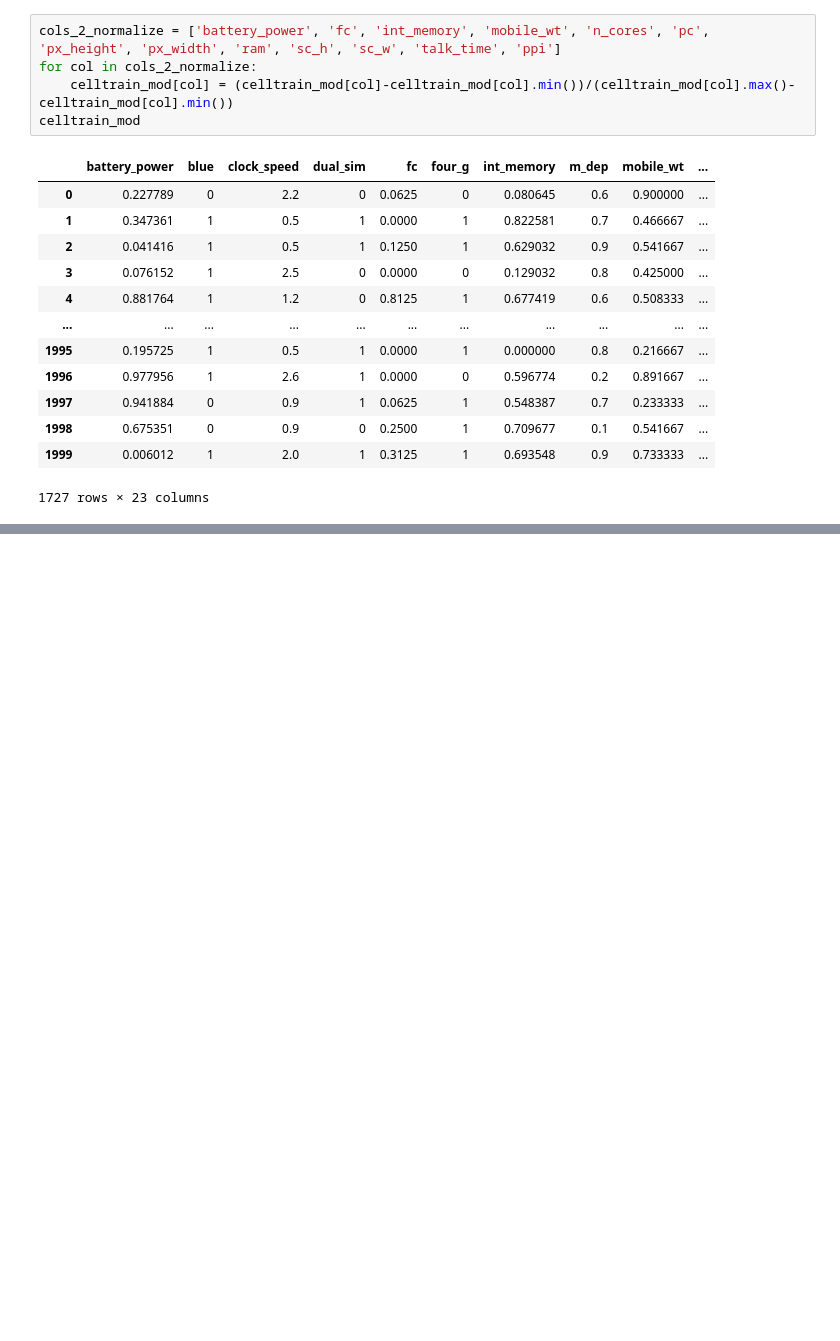
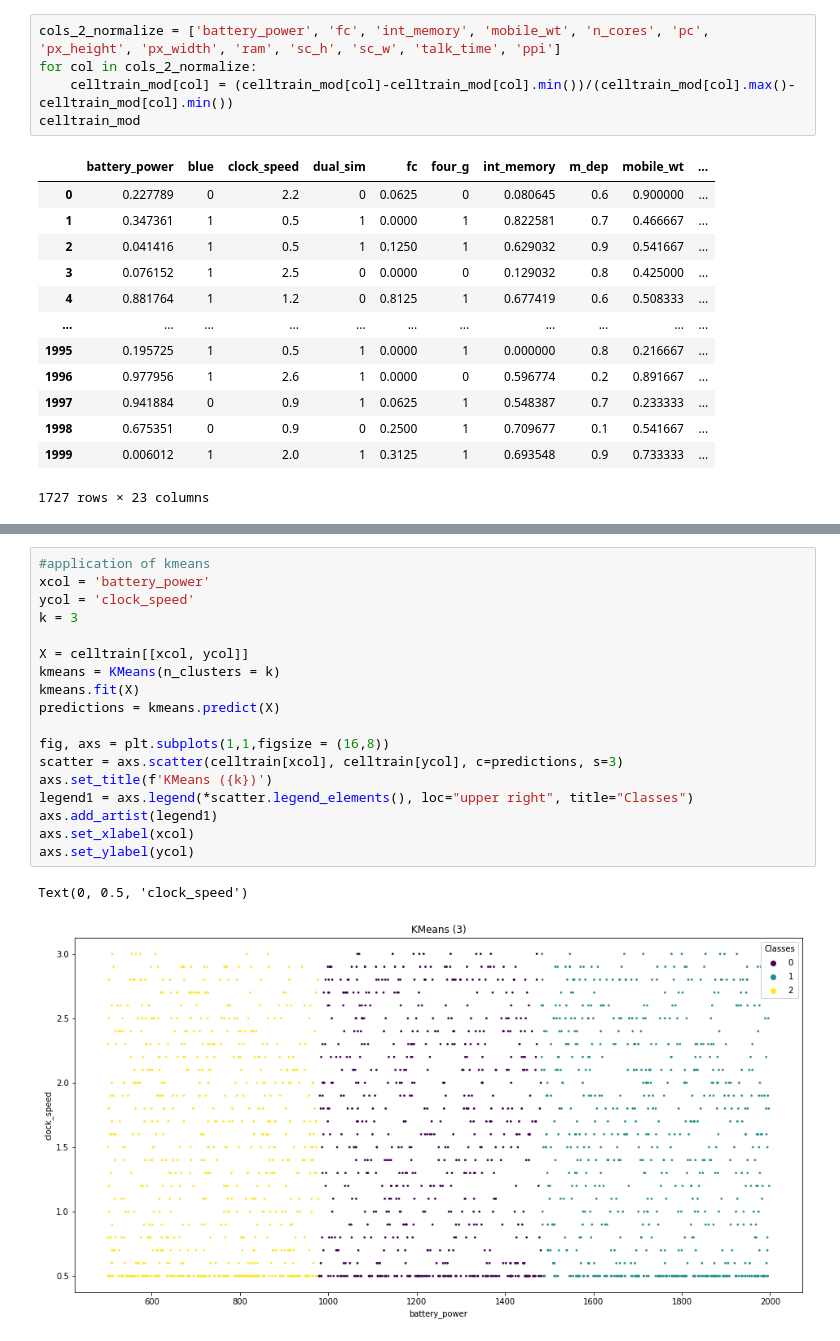
Before and after one commit to lucastsc/cellphone, a Jupyter notebook: cellphone.ipynb, the cells around one changed output, grey strips where cells are left out. Drawn from its saved outputs; the diff is of its cells as text; blank space fills up the shorter version.

```diff
--- a/cellphone.ipynb
+++ b/cellphone.ipynb
@@ -447,0 +377,21 @@ Acurácia de SVM: 0.7035014090177133
+# %%
+#application of kmeans
+xcol = 'battery_power'
+ycol = 'clock_speed'
+k = 3
+
+X = celltrain[[xcol, ycol]]
+kmeans = KMeans(n_clusters = k)
+kmeans.fit(X)
+predictions = kmeans.predict(X)
+
+fig, axs = plt.subplots(1,1,figsize = (16,8))
+scatter = axs.scatter(celltrain[xcol], celltrain[ycol], c=predictions, s=3)
+axs.set_title(f'KMeans ({k})')
+legend1 = axs.legend(*scatter.legend_elements(), loc="upper right", title="Classes")
+axs.add_artist(legend1)
+axs.set_xlabel(xcol)
+axs.set_ylabel(ycol)
+# %% [output]
+Text(0, 0.5, 'clock_speed')
+[figure, added]
```
Also changed, not shown: parts of 20 cells of this notebook.
